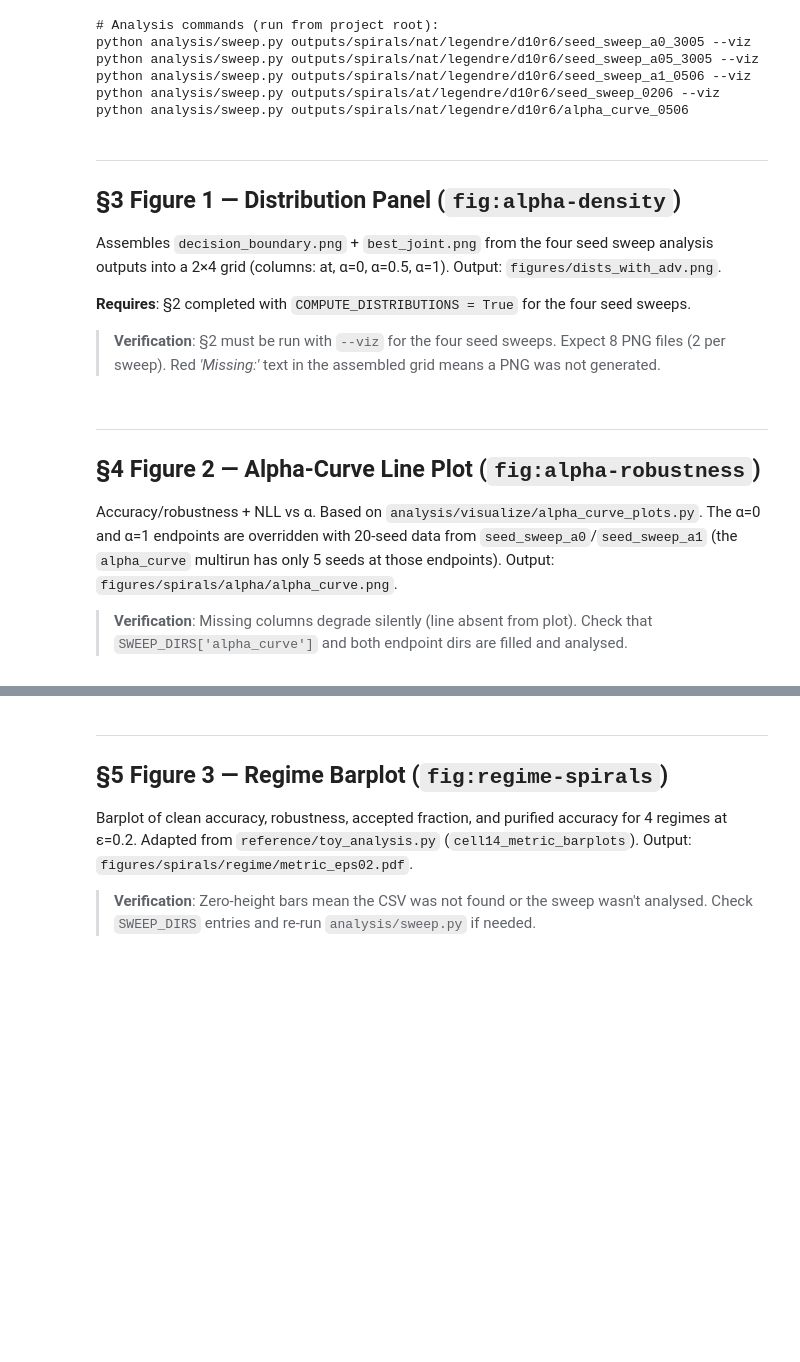
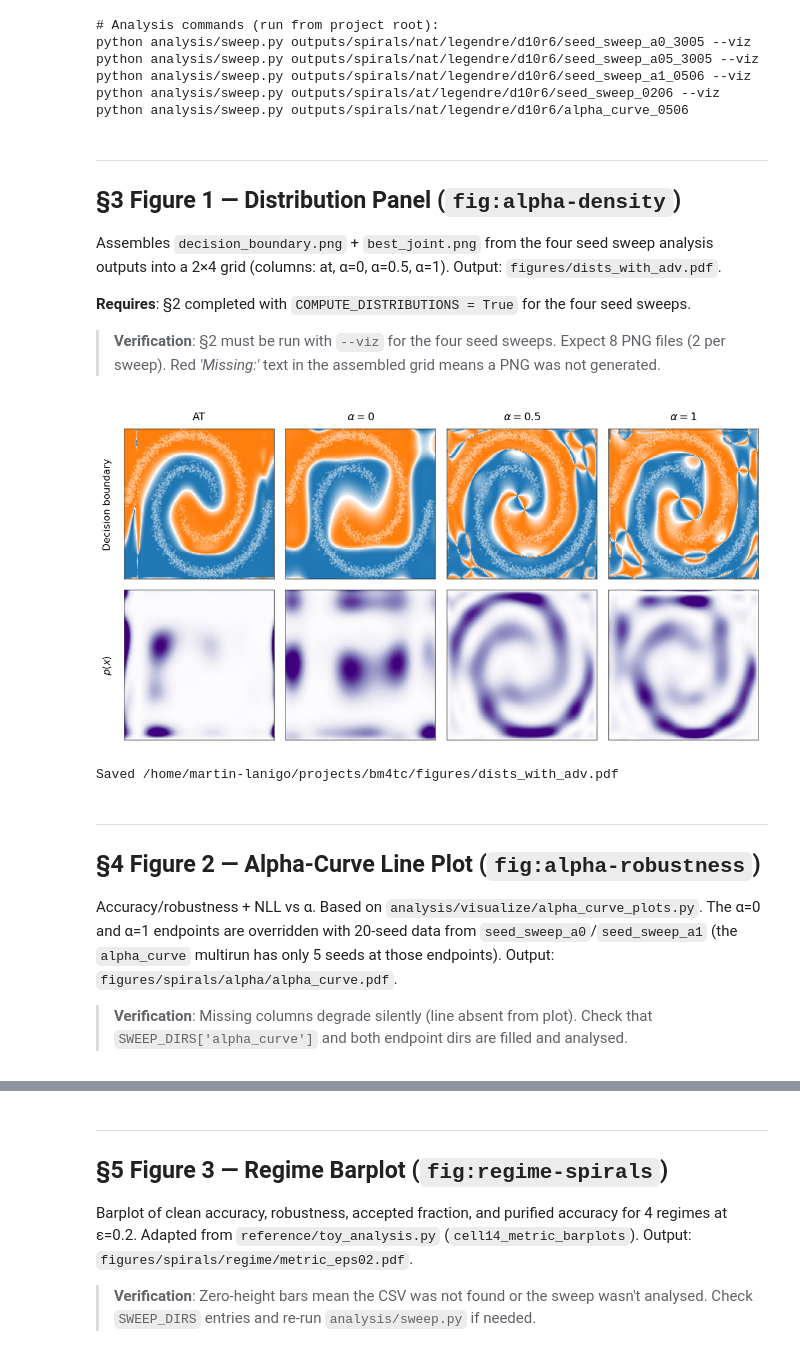
Before and after one commit to MLNissenGonzalez/bm4tc, a Jupyter notebook: notebooks/2dtoy.ipynb, the cells around one changed output, grey strips where cells are left out. Saved outputs shown, nothing was run; the diff lists cells and outputs as text; code cells hidden in the pictures; blank space fills up the shorter version.

```diff
--- a/notebooks/2dtoy.ipynb
+++ b/notebooks/2dtoy.ipynb
@@ -131,7 +159,7 @@ python analysis/sweep.py outputs/spirals/nat/legendre/d10r6/alpha_curve_0506
 ## §3  Figure 1 — Distribution Panel (`fig:alpha-density`)
 
 Assembles `decision_boundary.png` + `best_joint.png` from the four seed sweep analysis outputs
-into a 2×4 grid (columns: at, α=0, α=0.5, α=1). Output: `figures/dists_with_adv.png`.
+into a 2×4 grid (columns: at, α=0, α=0.5, α=1). Output: `figures/dists_with_adv.pdf`.
 
 **Requires**: §2 completed with `COMPUTE_DISTRIBUTIONS = True` for the four seed sweeps.
 
@@ -145,34 +173,37 @@ from PIL import Image
 COL_KEYS   = ["at_seed_sweep", "seed_sweep_a0", "seed_sweep_a05", "seed_sweep_a1"]
 COL_LABELS = ["AT", r"$\alpha=0$", r"$\alpha=0.5$", r"$\alpha=1$"]
 ROW_TYPES  = ["decision_boundary", "best_joint"]
 ROW_LABELS = ["Decision boundary", r"$p(x)$"]
 
 analysis_dirs = {k: PROJECT_ROOT / "analysis" / SWEEP_DIRS[k] for k in COL_KEYS}
 
 fig, axes = plt.subplots(2, 4, figsize=(14, 7))
 for col, key in enumerate(COL_KEYS):
     adir = analysis_dirs[key]
     for row, fig_type in enumerate(ROW_TYPES):
         ax = axes[row, col]
         png = adir / f"{fig_type}.png"
         if png.exists():
             ax.imshow(np.array(Image.open(png).convert("RGB")))
         else:
             ax.text(0.5, 0.5, f"Missing:\n{png}", ha="center", va="center",
                     transform=ax.transAxes, fontsize=8, color="red")
         ax.axis("off")
         if row == 0:
             ax.set_title(COL_LABELS[col], fontsize=13)
         if col == 0:
             ax.annotate(ROW_LABELS[row], xy=(-0.08, 0.5), xycoords="axes fraction",
                     fontsize=12, rotation=90, ha="center", va="center")
 
 fig.subplots_adjust(hspace=0.02, wspace=0.02)
-out = PROJECT_ROOT / "figures/dists_with_adv.png"
+out = PROJECT_ROOT / "figures/dists_with_adv.pdf"
 out.parent.mkdir(parents=True, exist_ok=True)
 fig.savefig(out, dpi=150, bbox_inches="tight")
 plt.show()
 print(f"Saved {out}")
+# %% [output]
+[figure, added]
+Saved /home/martin-lanigo/projects/bm4tc/figures/dists_with_adv.pdf
 # %% [markdown]
 ---
 ## §4  Figure 2 — Alpha-Curve Line Plot (`fig:alpha-robustness`)
@@ -180,7 +211,7 @@ print(f"Saved {out}")
 Accuracy/robustness + NLL vs α. Based on `analysis/visualize/alpha_curve_plots.py`.
 The α=0 and α=1 endpoints are overridden with 20-seed data from `seed_sweep_a0`/`seed_sweep_a1`
 (the `alpha_curve` multirun has only 5 seeds at those endpoints).
-Output: `figures/spirals/alpha/alpha_curve.png`.
+Output: `figures/spirals/alpha/alpha_curve.pdf`.
 
 > **Verification**: Missing columns degrade silently (line absent from plot). Check that `SWEEP_DIRS['alpha_curve']` and both endpoint dirs are filled and analysed.
 # %%
```
Also changed, not shown: parts of 5 cells of this notebook, 56 other files.
